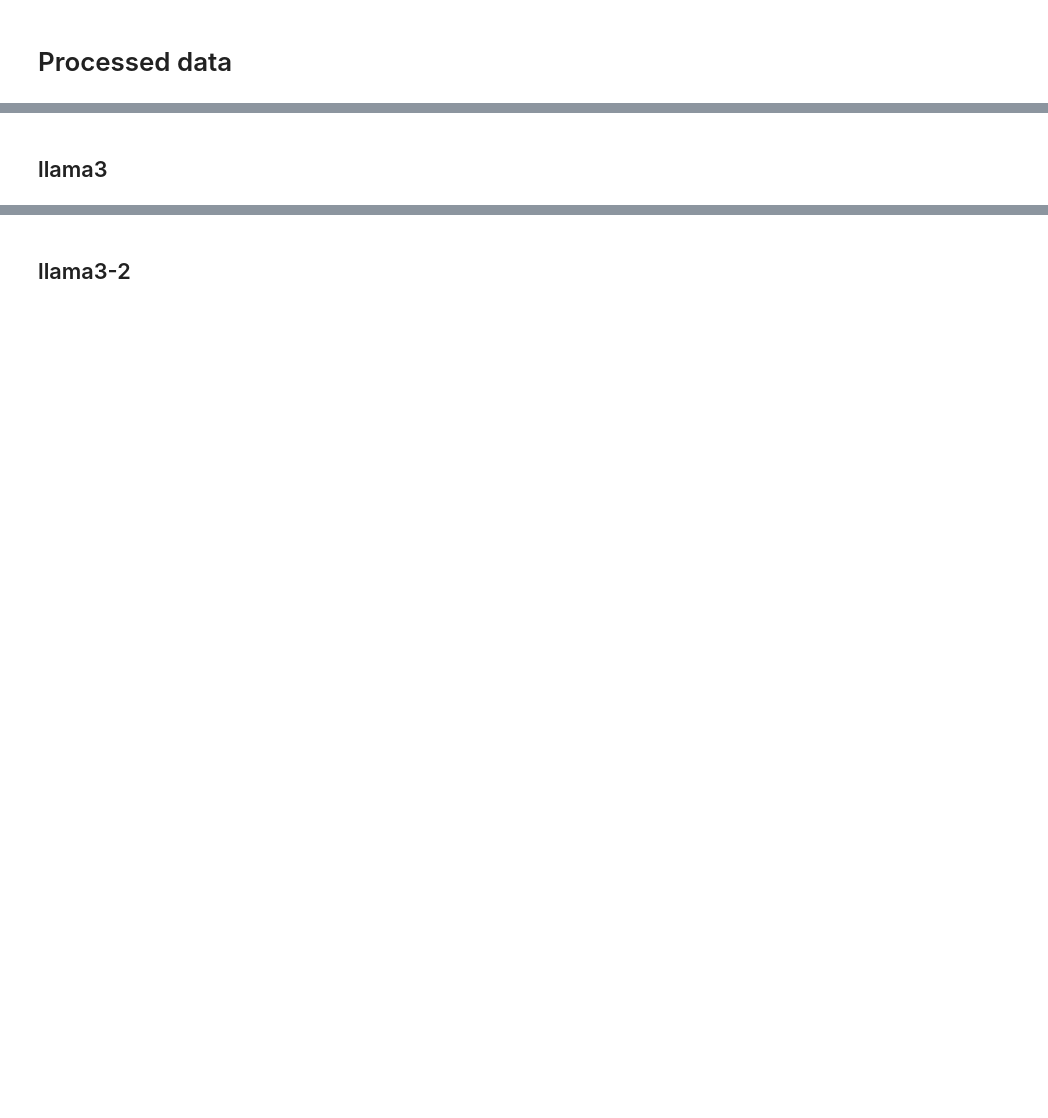
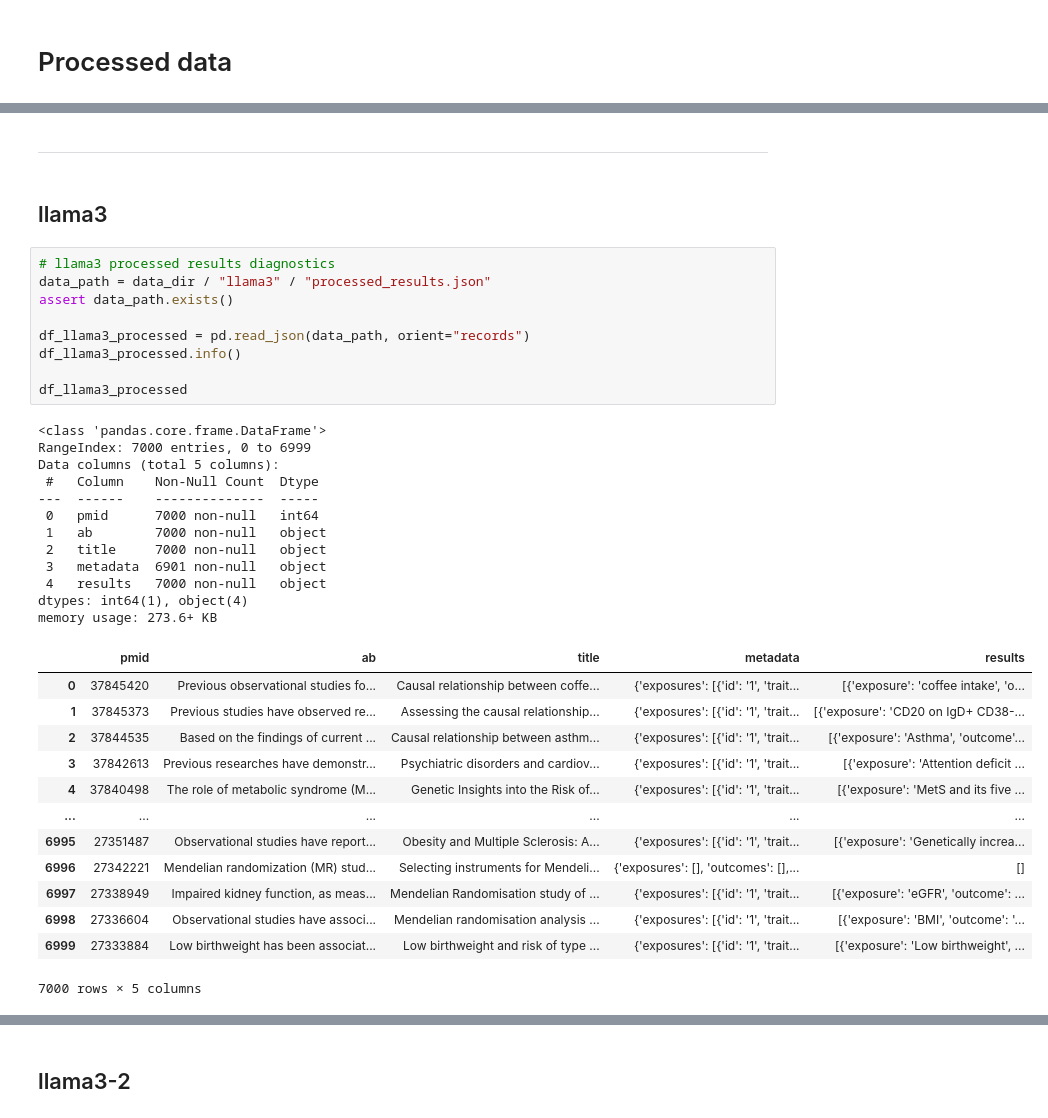
Before and after one commit to MRCIEU/llm-data-extraction, a Jupyter notebook: notebooks/analysis-extraction/diagnostics-data-processing.ipynb, the cells around one changed output, grey strips where cells are left out. Drawn from its saved outputs; the diff is of its cells as text; blank space fills up the shorter version.

```diff
--- a/notebooks/analysis-extraction/diagnostics-data-processing.ipynb
+++ b/notebooks/analysis-extraction/diagnostics-data-processing.ipynb
@@ -33,2 +342,39 @@ assert data_dir.exists()
+# %% [markdown]
+----
 # %% [markdown]
 ## llama3
+# %%
+# llama3 processed results diagnostics
+data_path = data_dir / "llama3" / "processed_results.json"
+assert data_path.exists()
+
+df_llama3_processed = pd.read_json(data_path, orient="records")
+df_llama3_processed.info()
+
+df_llama3_processed
+# %% [output]
+<class 'pandas.core.frame.DataFrame'>
+RangeIndex: 7000 entries, 0 to 6999
+Data columns (total 5 columns):
+ #   Column    Non-Null Count  Dtype
+---  ------    --------------  -----
+ 0   pmid      7000 non-null   int64
+ 1   ab        7000 non-null   object
+ 2   title     7000 non-null   object
+ 3   metadata  6901 non-null   object
+ 4   results   7000 non-null   object
+dtypes: int64(1), object(4)
+memory usage: 273.6+ KB
+|  | pmid | ab | title | metadata | results |
+| 0 | 37845420 | Previous observational studies fo... | Causal relationship between coffe... | {'exposures': [{'id': '1', 'trait... | [{'exposure': 'coffee intake', 'o... |
+| 1 | 37845373 | Previous studies have observed re... | Assessing the causal relationship... | {'exposures': [{'id': '1', 'trait... | [{'exposure': 'CD20 on IgD+ CD38-... |
+| 2 | 37844535 | Based on the findings of current ... | Causal relationship between asthm... | {'exposures': [{'id': '1', 'trait... | [{'exposure': 'Asthma', 'outcome'... |
+| 3 | 37842613 | Previous researches have demonstr... | Psychiatric disorders and cardiov... | {'exposures': [{'id': '1', 'trait... | [{'exposure': 'Attention deficit ... |
+| 4 | 37840498 | The role of metabolic syndrome (M... | Genetic Insights into the Risk of... | {'exposures': [{'id': '1', 'trait... | [{'exposure': 'MetS and its five ... |
+| ... | ... | ... | ... | ... | ... |
+| 6995 | 27351487 | Observational studies have report... | Obesity and Multiple Sclerosis: A... | {'exposures': [{'id': '1', 'trait... | [{'exposure': 'Genetically increa... |
+| 6996 | 27342221 | Mendelian randomization (MR) stud... | Selecting instruments for Mendeli... | {'exposures': [], 'outcomes': [],... | [] |
+| 6997 | 27338949 | Impaired kidney function, as meas... | Mendelian Randomisation study of ... | {'exposures': [{'id': '1', 'trait... | [{'exposure': 'eGFR', 'outcome': ... |
+| 6998 | 27336604 | Observational studies have associ... | Mendelian randomisation analysis ... | {'exposures': [{'id': '1', 'trait... | [{'exposure': 'BMI', 'outcome': '... |
+| 6999 | 27333884 | Low birthweight has been associat... | Low birthweight and risk of type ... | {'exposures': [{'id': '1', 'trait... | [{'exposure': 'Low birthweight', ... |
+7000 rows × 5 columns
```
Also changed, not shown: parts of 18 cells of this notebook.
